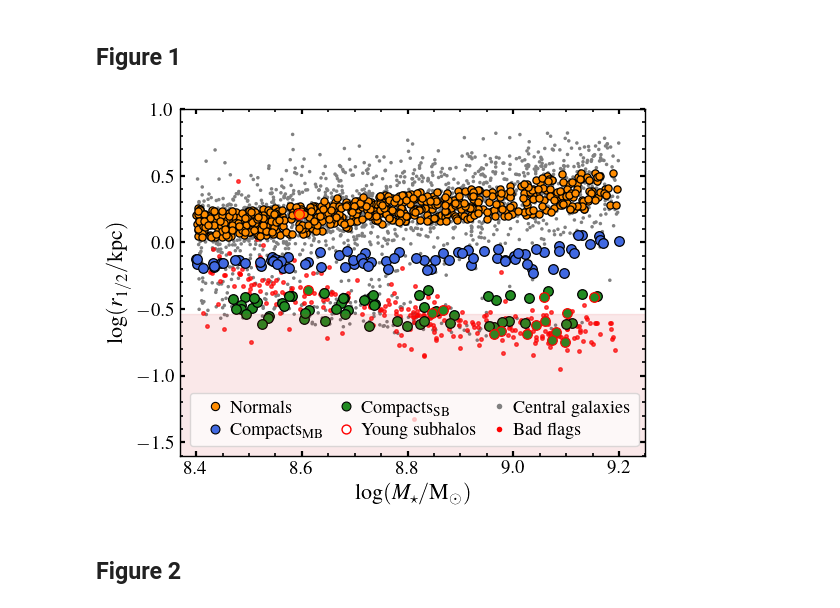
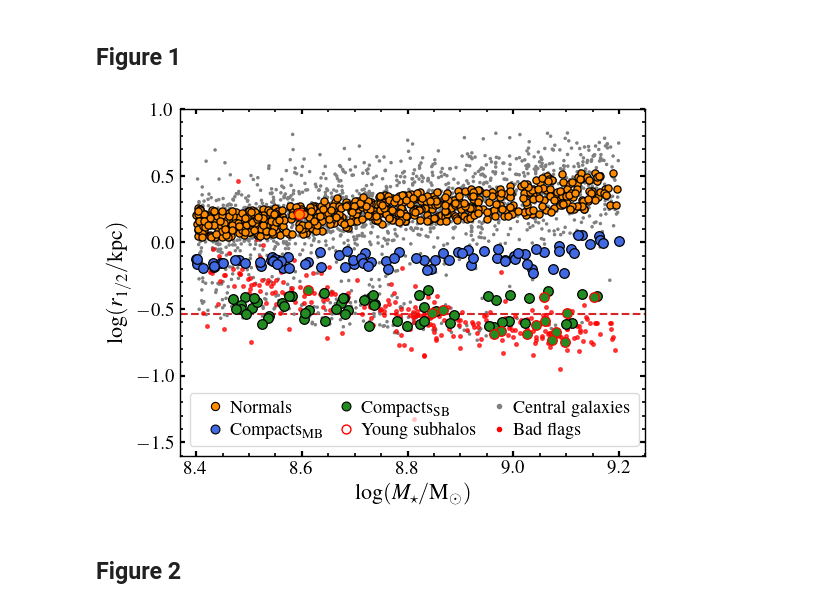
Before and after one commit to AbhnerAlmeida/DwarfGalaxies_TNG50_FAPESP, a Jupyter notebook: notebooks/SatelliteCompactDwarfGalaxies_TNG50_PaperII.ipynb, the cells around one changed output. Drawn from its saved outputs; the diff is of its cells as text; code cells hidden in the pictures.

```diff
--- a/notebooks/SatelliteCompactDwarfGalaxies_TNG50_PaperII.ipynb
+++ b/notebooks/SatelliteCompactDwarfGalaxies_TNG50_PaperII.ipynb
@@ -136,35 +136,36 @@ plt.scatter(PaperII.logMstarRad_99[PaperII.SubfindID_99.isin(TNG.extractPopulati
 
 
 
 #plt.axhline(np.log10(0.6), color = 'red', ls = '-', lw = 1.1)
 
 columnspacing = 0.2
 handletextpad = -0.2
 labelspacing = 0.3
 fontlegend= 22
 framealpha= 0.7
 alphaScater=0.8
 quantile=0.28
 
 custom_lines, label, ncol, mult = plot.Legend(
     ['NormalBlackLineScatter',  'MBCBlackLineScatter', 'SBCBlackLineScatter', 'BornYoungSystemsEmptyScatter', 'TNGrageCentralScatter','BadFlagScatter'])
 plt.legend(
     custom_lines, label, ncol=3, fontsize=mult*fontlegend, framealpha=framealpha,
     columnspacing = columnspacing, handletextpad = handletextpad, labelspacing = labelspacing)
 
 rSoftening =  0.28786537
-plt.fill_between(np.linspace(8.2, 9.8), -2., np.log10(rSoftening), alpha=0.1, color="tab:red")
+#plt.fill_between(np.linspace(8.2, 9.8), -2., np.log10(rSoftening), alpha=0.1, color="tab:red")
+plt.axhline(np.log10(rSoftening), alpha=1.0,  lw= 1.5, ls = 'dashed', color="tab:red", zorder = 0)
 
 plt.ylim(-1.6, 1.0)
 plt.xlim(8.37, 9.25)
 plt.tick_params(labelsize = 0.85 * 16)
 plt.xlabel(r'$\log(M_\star/\mathrm{M}_\odot)$', fontsize = 16)
 plt.ylabel(r'$\log(r_{1/2}/\mathrm{kpc})$', fontsize = 16)
 
 
 plt.savefig(os.getenv("HOME")+'/TNG_Analyzes/Figs/' + SIMTNG + '/PaperII/PlotScatter/sizevsM_Classes.pdf')
 # %% [output]
-[figure, old version]
+[figure, new version]
 # %% [markdown]
 ## Figure 2
 # %%
```
Also changed, not shown: parts of 7 cells of this notebook, 4 other files.
